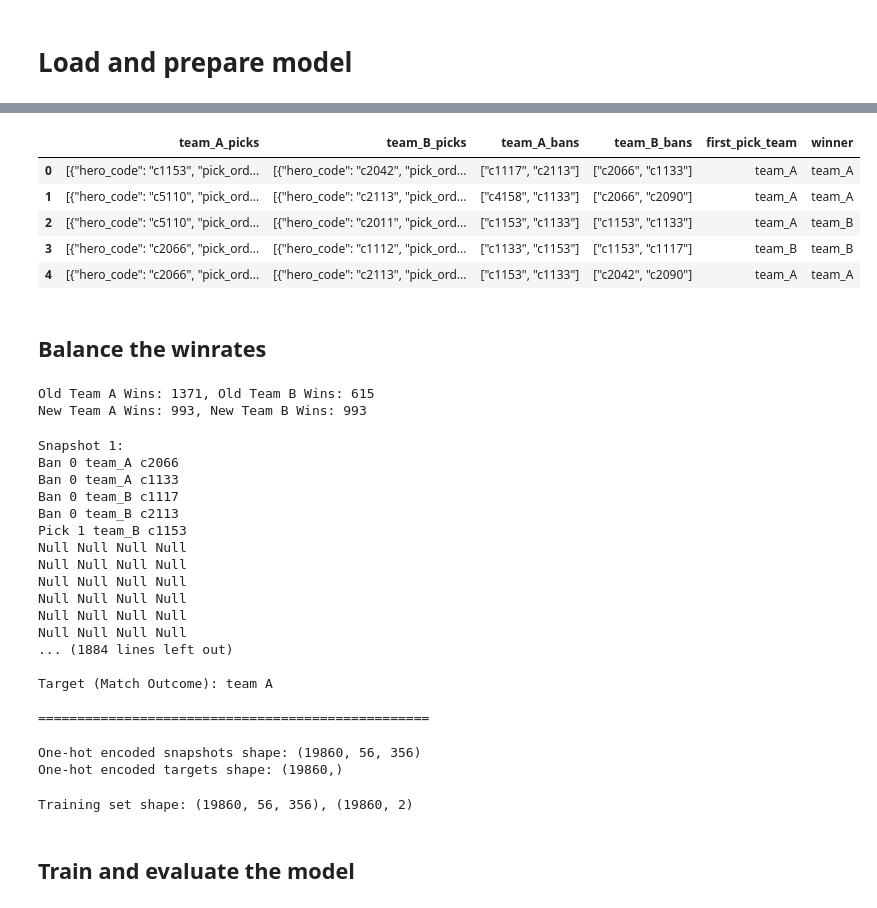
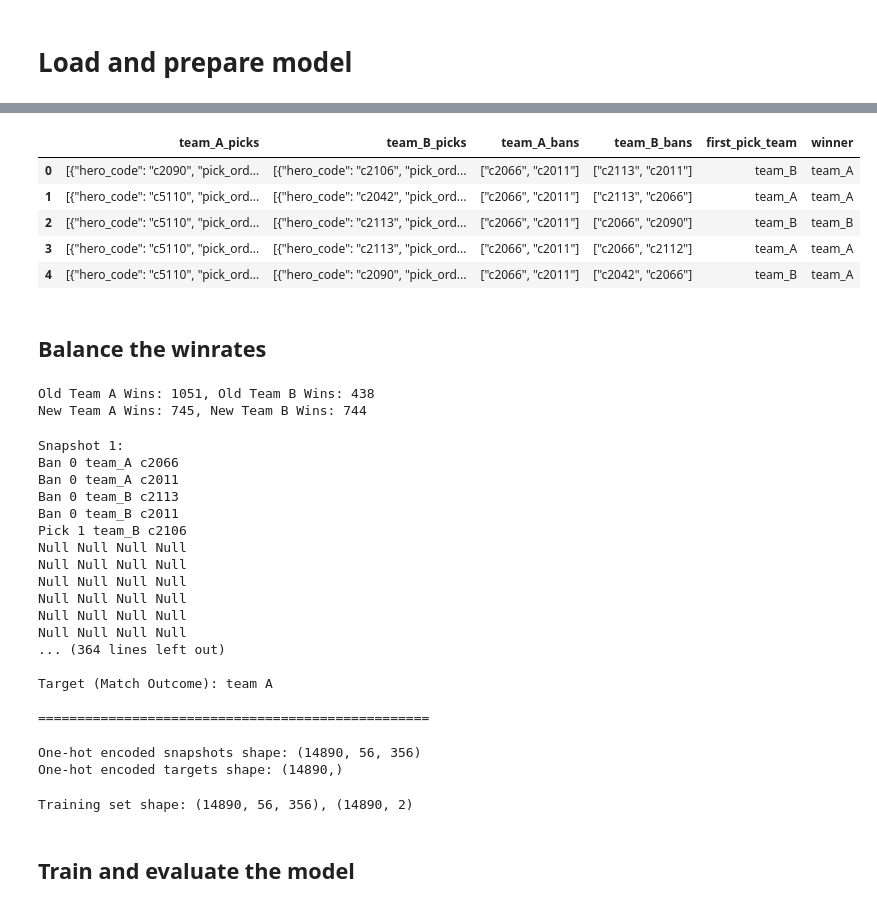
Before and after one commit to DariusSohWX/rta-drafter, a Jupyter notebook: testing stuff/win_model_v1.ipynb, the cells around one changed output, grey strips where cells are left out. Drawn from its saved outputs; the diff is of its cells as text; code cells hidden in the pictures.

Commit message:
pick model v1

```diff
--- a/testing stuff/win_model_v1.ipynb
+++ b/testing stuff/win_model_v1.ipynb
@@ -30,40 +30,40 @@ for index, row in matches_df.iterrows():
         'team_A_picks': row['my_team_picks'],
         'team_B_picks': row['enemy_team_picks'],
         'team_A_bans': row['my_bans'],
         'team_B_bans': row['enemy_bans'],
         'first_pick_team': 'team_A' if row['first_pick_team'] == 'my_team' else 'team_B',
         'winner': 'team_A' if row['winner'] == 'my_team' else 'team_B'
     }
 
     # Append the new row
     lst.append(new_row)
 
 
 # Initialize a new DataFrame to store the rearranged data
 rearranged_matches_df = pd.DataFrame(lst, columns=[
         'team_A_picks',
         'team_B_picks',
         'team_A_bans',
         'team_B_bans',
         'first_pick_team',
         'winner'
 ])
 
-# Shuffle the matches
-rearranged_matches_df = rearranged_matches_df.sample(frac=1).reset_index(drop=True)
+# # Shuffle the matches
+# rearranged_matches_df = rearranged_matches_df.sample(frac=1).reset_index(drop=True)
 
 # # Save the new DataFrame to a CSV file
 # rearranged_matches_df.to_csv('../data/rearranged_epic7_matches.csv', index=False)
 # print('Rearranged data has been saved to data/rearranged_epic7_matches.csv')
 
 rearranged_matches_df.head()
 # %% [output]
 |  | team_A_picks | team_B_picks | team_A_bans | team_B_bans | first_pick_team | winner |
-| 0 | [{"hero_code": "c1153", "pick_ord... | [{"hero_code": "c2042", "pick_ord... | ["c1117", "c2113"] | ["c2066", "c1133"] | team_A | team_A |
-| 1 | [{"hero_code": "c5110", "pick_ord... | [{"hero_code": "c2113", "pick_ord... | ["c4158", "c1133"] | ["c2066", "c2090"] | team_A | team_A |
-| 2 | [{"hero_code": "c5110", "pick_ord... | [{"hero_code": "c2011", "pick_ord... | ["c1153", "c1133"] | ["c1153", "c1133"] | team_A | team_B |
-| 3 | [{"hero_code": "c2066", "pick_ord... | [{"hero_code": "c1112", "pick_ord... | ["c1133", "c1153"] | ["c1153", "c1117"] | team_B | team_B |
-| 4 | [{"hero_code": "c2066", "pick_ord... | [{"hero_code": "c2113", "pick_ord... | ["c1153", "c1133"] | ["c2042", "c2090"] | team_A | team_A |
+| 0 | [{"hero_code": "c2090", "pick_ord... | [{"hero_code": "c2106", "pick_ord... | ["c2066", "c2011"] | ["c2113", "c2011"] | team_B | team_A |
+| 1 | [{"hero_code": "c5110", "pick_ord... | [{"hero_code": "c2042", "pick_ord... | ["c2066", "c2011"] | ["c2113", "c2066"] | team_A | team_A |
+| 2 | [{"hero_code": "c5110", "pick_ord... | [{"hero_code": "c2113", "pick_ord... | ["c2066", "c2011"] | ["c2066", "c2090"] | team_B | team_B |
+| 3 | [{"hero_code": "c5110", "pick_ord... | [{"hero_code": "c2113", "pick_ord... | ["c2066", "c2011"] | ["c2066", "c2112"] | team_A | team_A |
+| 4 | [{"hero_code": "c5110", "pick_ord... | [{"hero_code": "c2090", "pick_ord... | ["c2066", "c2011"] | ["c2042", "c2066"] | team_B | team_A |
 # %% [markdown]
 ## Balance the winrates
 # %%
@@ -112,8 +112,8 @@ new_team_b_wins = rearranged_matches_df[rearranged_matches_df['winner'] == 'team
 
 print(f"New Team A Wins: {new_team_a_wins}, New Team B Wins: {new_team_b_wins}")
 # %% [output]
-Old Team A Wins: 1371, Old Team B Wins: 615
-New Team A Wins: 993, New Team B Wins: 993
+Old Team A Wins: 1051, Old Team B Wins: 438
+New Team A Wins: 745, New Team B Wins: 744
 # %%
 import ast
 
@@ -212,17 +212,17 @@ visualise_snapshots_and_targets(snapshots, targets, num_samples=20)
 # %% [output]
 Snapshot 1:
 Ban 0 team_A c2066
-Ban 0 team_A c1133
-Ban 0 team_B c1117
+Ban 0 team_A c2011
 Ban 0 team_B c2113
-Pick 1 team_B c1153
+Ban 0 team_B c2011
+Pick 1 team_B c2106
 Null Null Null Null
 Null Null Null Null
 Null Null Null Null
 Null Null Null Null
 Null Null Null Null
 Null Null Null Null
-... (1884 lines left out)
+... (364 lines left out)
 
 Target (Match Outcome): team A
 
@@ -247,8 +247,8 @@ one_hot_encoded_targets = np.array(targets)
 print(f'One-hot encoded snapshots shape: {one_hot_encoded_snapshots.shape}')
 print(f'One-hot encoded targets shape: {one_hot_encoded_targets.shape}')
 # %% [output]
-One-hot encoded snapshots shape: (19860, 56, 356)
-One-hot encoded targets shape: (19860,)
+One-hot encoded snapshots shape: (14890, 56, 356)
+One-hot encoded targets shape: (14890,)
 # %%
 from tensorflow.keras.utils import to_categorical
 from sklearn.utils import shuffle
@@ -265,7 +265,7 @@ print(f"Training set shape: {X_train.shape}, {y_train.shape}")
 # print(f"Validation set shape: {X_val.shape}, {y_val.shape}")
 # print(f"Test set shape: {X_test.shape}, {y_test.shape}")
 # %% [output]
-Training set shape: (19860, 56, 356), (19860, 2)
+Training set shape: (14890, 56, 356), (14890, 2)
 # %% [markdown]
 ## Train and evaluate the model
 # %%
```
Also changed, not shown: parts of 4 cells of this notebook, 3 other files.
